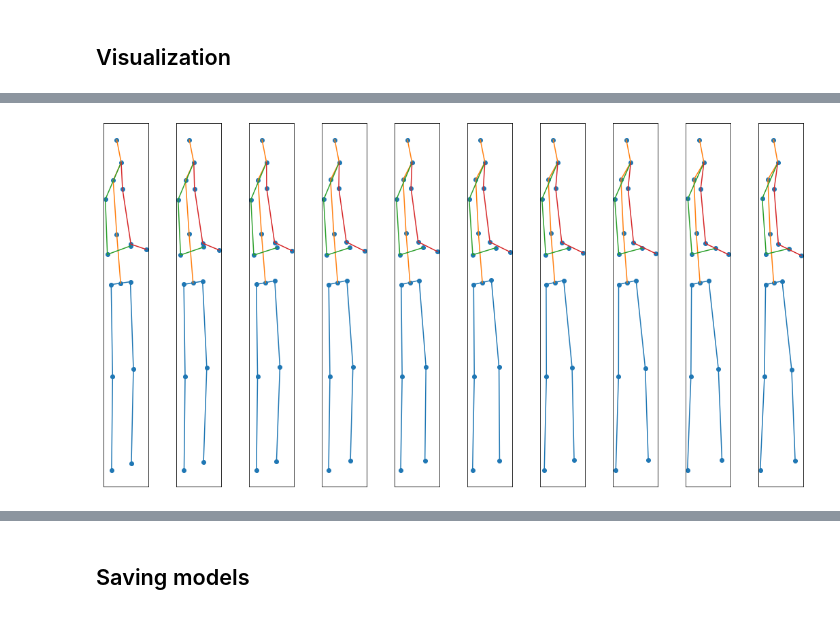
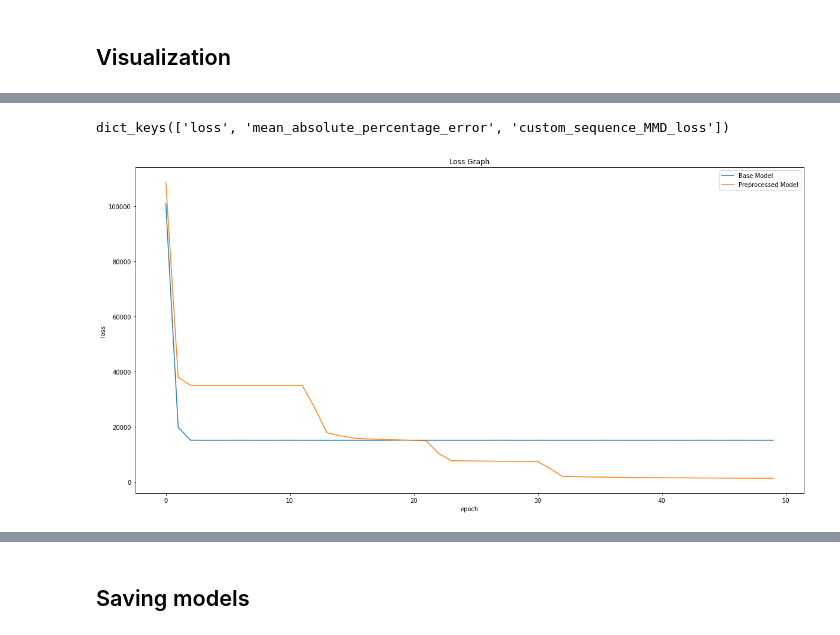
Before and after one commit to IbramMedhat/Human-Motion-Synthesis, a Jupyter notebook: GlocalNet_full_implmentation.ipynb, the cells around one changed output, grey strips where cells are left out. Drawn from its saved outputs; the diff is of its cells as text; code cells hidden in the pictures.

```diff
--- a/GlocalNet_full_implmentation.ipynb
+++ b/GlocalNet_full_implmentation.ipynb
@@ -500,7 +498,7 @@ def run_experiment(sampled_dataX, sampled_dataY, learning_rate=0.002, lambda1=0.
         loss_function = Loss(lambda1=lambda1, lambda2=lambda2).total_loss
 
     glocal_model.compile(optimizer=tf.keras.optimizers.Adam(learning_rate=learning_rate),
-                         loss=loss_function, metrics=metrics, run_eagerly=True)
+                         loss=loss_function, metrics=metrics, run_eagerly=False)
     history = glocal_model.fit(sampled_dataX, sampled_dataY, batch_size=batch_size,
                                epochs=epochs, validation_split=validation_split)
     return history, glocal_model
@@ -635,3 +635,3 @@ preprocessed_downsampled_dataX_movable, preprocessed_downsampled_dataY_movable =
 # %%
-history_model1, glocal_model1 = run_experiment(sampled_dataX_all, sampled_dataY_all, epochs=10, batch_size=20, use_mse=True, validation_split=0.0,
+history_model1, glocal_model1 = run_experiment(sampled_dataX_all, sampled_dataY_all, epochs=50, batch_size=20, use_mse=True, validation_split=0.0,
                                                metrics=[tf.keras.losses.mean_absolute_percentage_error, Metrics().custom_sequence_MMD_loss])
@@ -730,4 +831,16 @@ visualize_frames(predictions[1300, 0:20:2], num_frames_to_visualize=10)
-# %%
-visualize_frames(preprocessed_downsampled_dataX[1300], num_frames_to_visualize=10)
-# %% [output]
-[figure, removed]
+# %%
+history_model1.history.keys()
+# %% [output]
+dict_keys(['loss', 'mean_absolute_percentage_error', 'custom_sequence_MMD_loss'])
+# %%
+from matplotlib import pyplot as plt
+fig = plt.figure(figsize=(20,10))
+plt.plot(history_model1.history['loss'])
+plt.plot(history_model13.history['loss'])
+plt.title('Loss Graph')
+plt.ylabel('loss')
+plt.xlabel('epoch')
+plt.legend(['Base Model', 'Preprocessed Model'], loc='upper right')
+plt.show()
+# %% [output]
+[figure, added]
```
Also changed, not shown: parts of 17 cells of this notebook.
